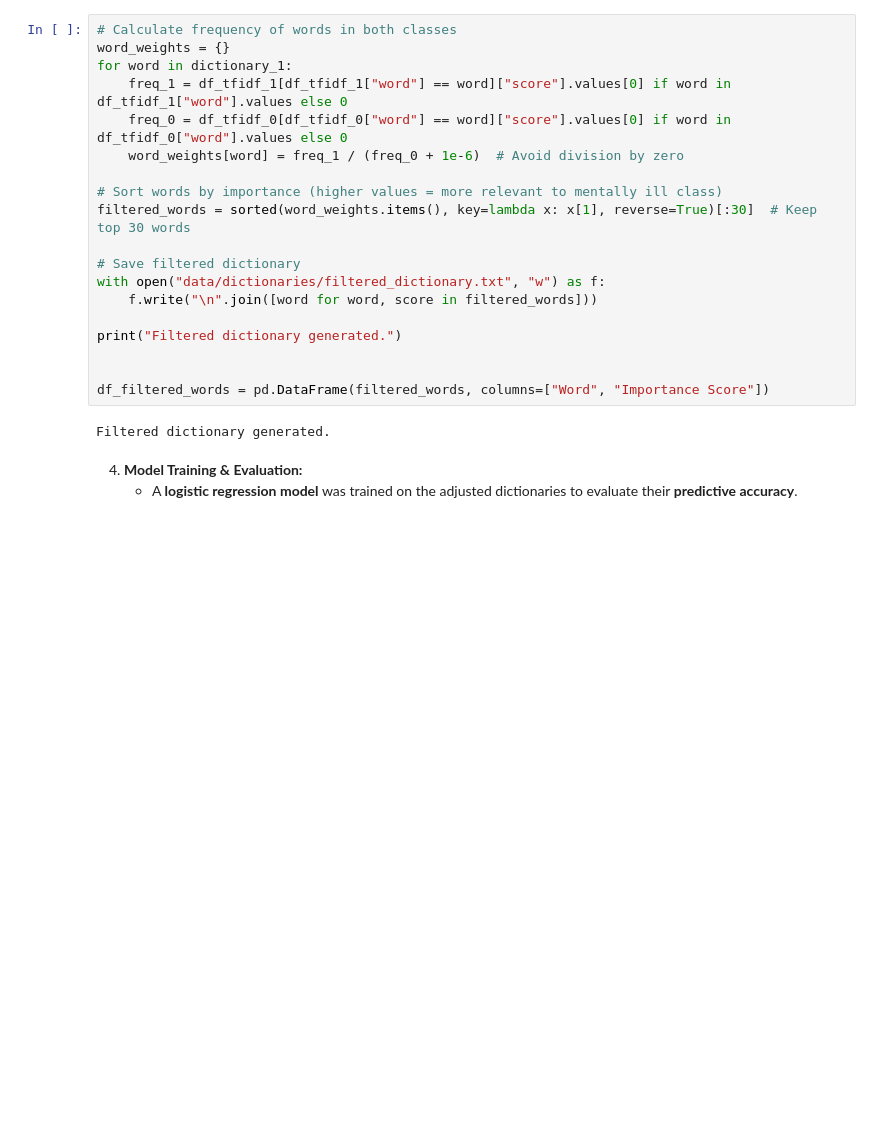
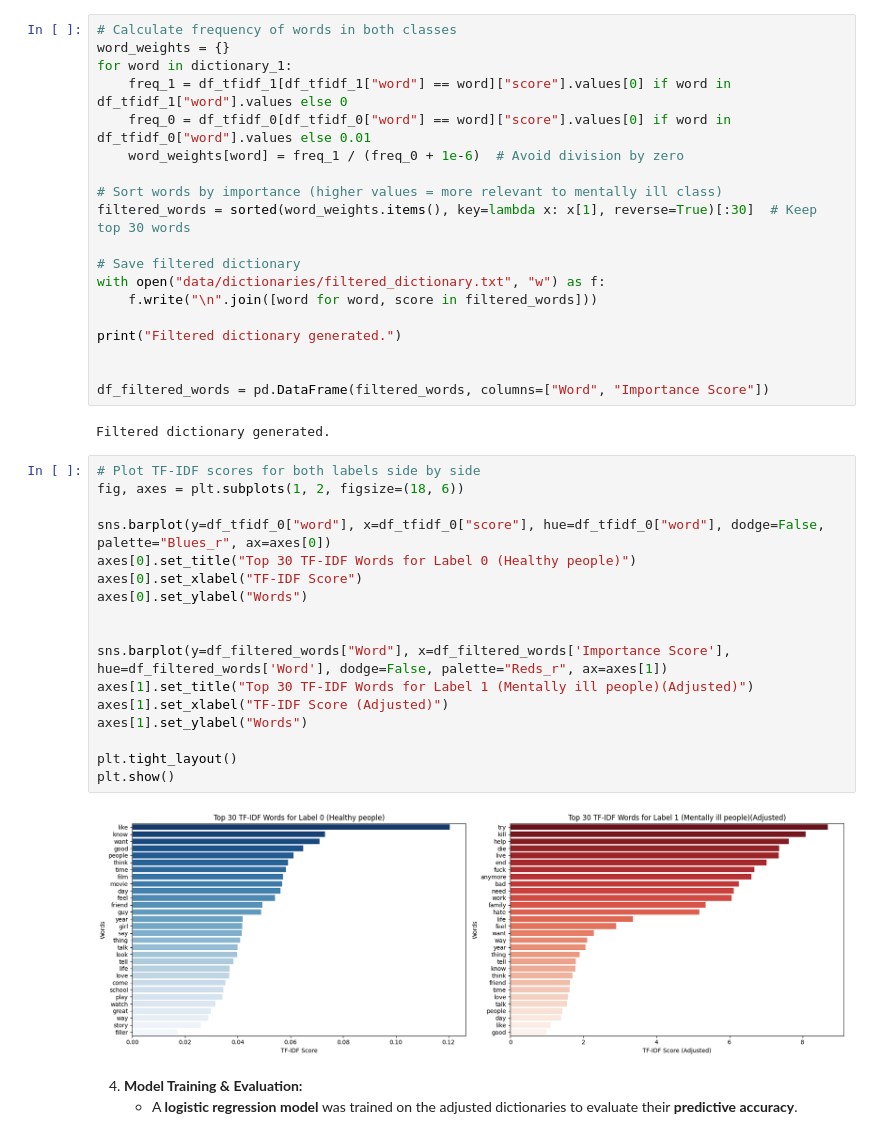
Before and after one commit to MatiasBorrellH/NLP_HW2, a Jupyter notebook: full_pipeline.ipynb, the cells around one changed output. Cells and saved outputs as stored; diff of their text form; blank space fills up the shorter version.

```diff
--- a/full_pipeline.ipynb
+++ b/full_pipeline.ipynb
@@ -802,7 +802,7 @@ Dictionaries extracted and saved.
 word_weights = {}
 for word in dictionary_1:
     freq_1 = df_tfidf_1[df_tfidf_1["word"] == word]["score"].values[0] if word in df_tfidf_1["word"].values else 0
-    freq_0 = df_tfidf_0[df_tfidf_0["word"] == word]["score"].values[0] if word in df_tfidf_0["word"].values else 0
+    freq_0 = df_tfidf_0[df_tfidf_0["word"] == word]["score"].values[0] if word in df_tfidf_0["word"].values else 0.01
     word_weights[word] = freq_1 / (freq_0 + 1e-6)  # Avoid division by zero
 
 # Sort words by importance (higher values = more relevant to mentally ill class)
@@ -818,6 +818,25 @@ print("Filtered dictionary generated.")
 df_filtered_words = pd.DataFrame(filtered_words, columns=["Word", "Importance Score"])
 # %% [output]
 Filtered dictionary generated.
+# %%
+# Plot TF-IDF scores for both labels side by side
+fig, axes = plt.subplots(1, 2, figsize=(18, 6))
+
+sns.barplot(y=df_tfidf_0["word"], x=df_tfidf_0["score"], hue=df_tfidf_0["word"], dodge=False, palette="Blues_r", ax=axes[0])
+axes[0].set_title("Top 30 TF-IDF Words for Label 0 (Healthy people)")
+axes[0].set_xlabel("TF-IDF Score")
+axes[0].set_ylabel("Words")
+
+
+sns.barplot(y=df_filtered_words["Word"], x=df_filtered_words['Importance Score'], hue=df_filtered_words['Word'], dodge=False, palette="Reds_r", ax=axes[1])
+axes[1].set_title("Top 30 TF-IDF Words for Label 1 (Mentally ill people)(Adjusted)")
+axes[1].set_xlabel("TF-IDF Score (Adjusted)")
+axes[1].set_ylabel("Words")
+
+plt.tight_layout()
+plt.show()
+# %% [output]
+[figure, added]
 # %% [markdown]
 
 4. **Model Training & Evaluation:**
```
Also changed, not shown: parts of 6 cells of this notebook.
